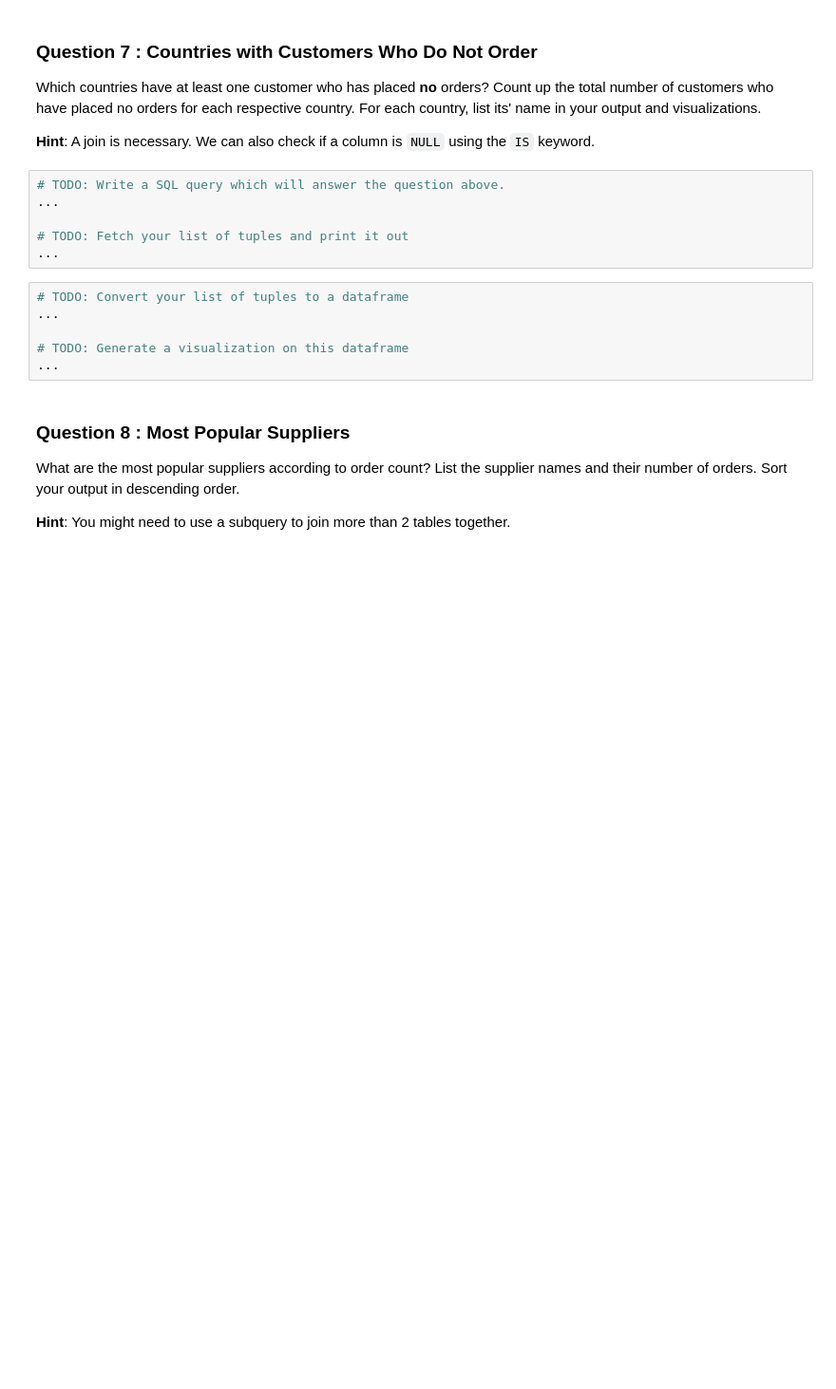
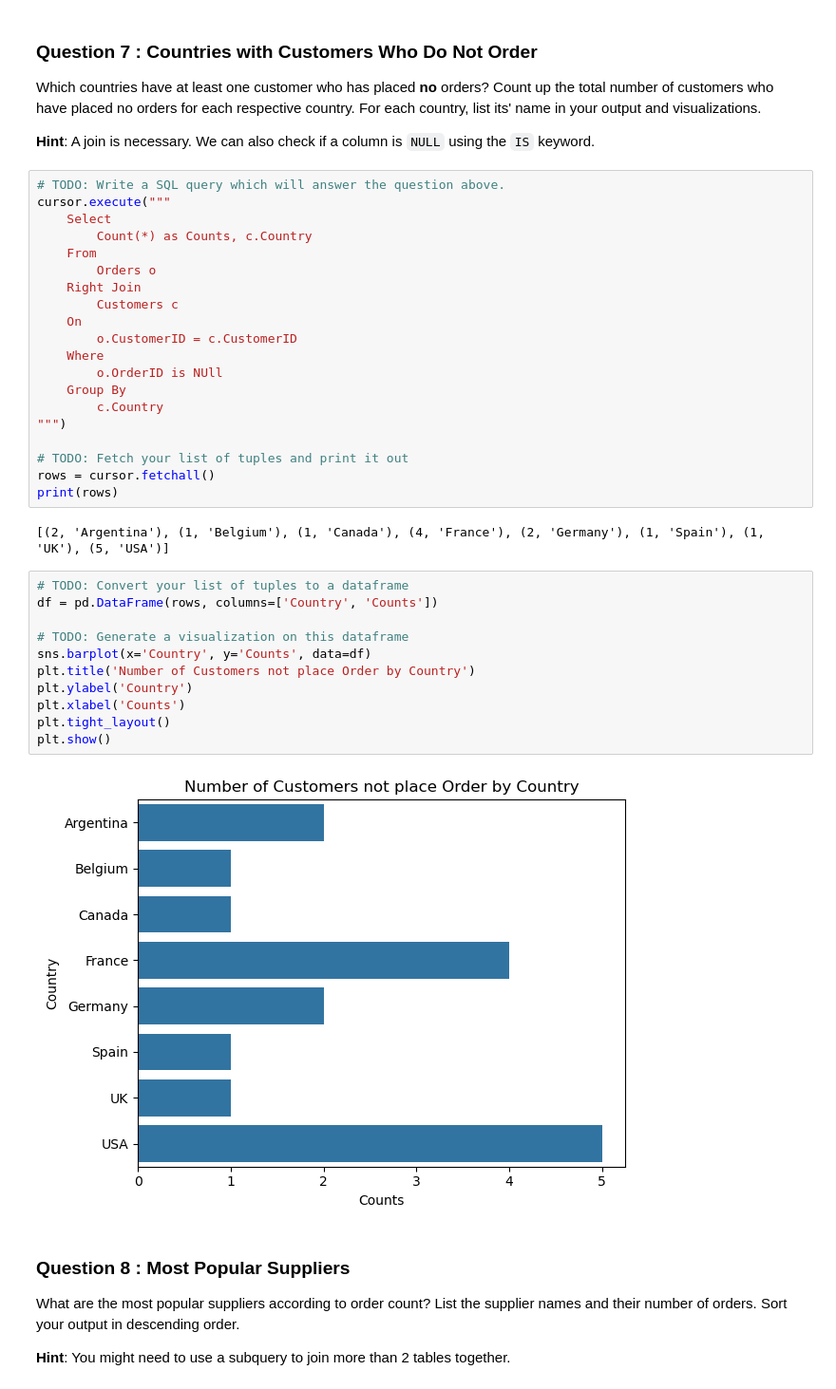
Before and after one commit to yuzchen7/adhoc-sql, a Jupyter notebook: adhoc_report.ipynb, the cells around one changed output. Shown: that part at 95% size. Saved outputs shown, nothing was run; the diff lists cells and outputs as text; blank space fills up the shorter version.

```diff
--- a/adhoc_report.ipynb
+++ b/adhoc_report.ipynb
@@ -203,16 +226,39 @@ Which countries have at least one customer who has placed **no** orders? Count u
 **Hint**: A join is necessary. We can also check if a column is `NULL` using the `IS` keyword.
 # %%
 # TODO: Write a SQL query which will answer the question above.
-...
+cursor.execute("""
+    Select
+        Count(*) as Counts, c.Country
+    From
+        Orders o
+    Right Join
+        Customers c
+    On
+        o.CustomerID = c.CustomerID
+    Where
+        o.OrderID is NUll
+    Group By
+        c.Country
+""")
 
 # TODO: Fetch your list of tuples and print it out
-...
+rows = cursor.fetchall()
+print(rows)
+# %% [output]
+[(2, 'Argentina'), (1, 'Belgium'), (1, 'Canada'), (4, 'France'), (2, 'Germany'), (1, 'Spain'), (1, 'UK'), (5, 'USA')]
 # %%
 # TODO: Convert your list of tuples to a dataframe
-...
+df = pd.DataFrame(rows, columns=['Country', 'Counts'])
 
 # TODO: Generate a visualization on this dataframe
-...
+sns.barplot(x='Country', y='Counts', data=df)
+plt.title('Number of Customers not place Order by Country')
+plt.ylabel('Country')
+plt.xlabel('Counts')
+plt.tight_layout()
+plt.show()
+# %% [output]
+[figure, added]
 # %% [markdown]
 ### Question 8 : Most Popular Suppliers
 
```
Also changed, not shown: parts of 4 cells of this notebook.
